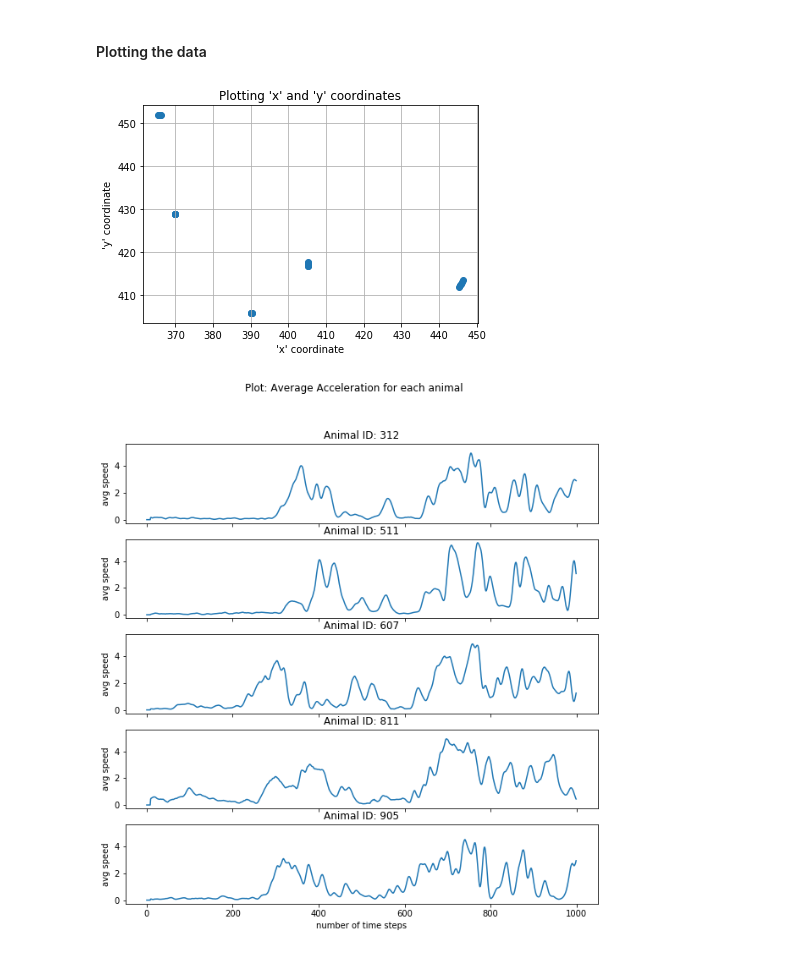
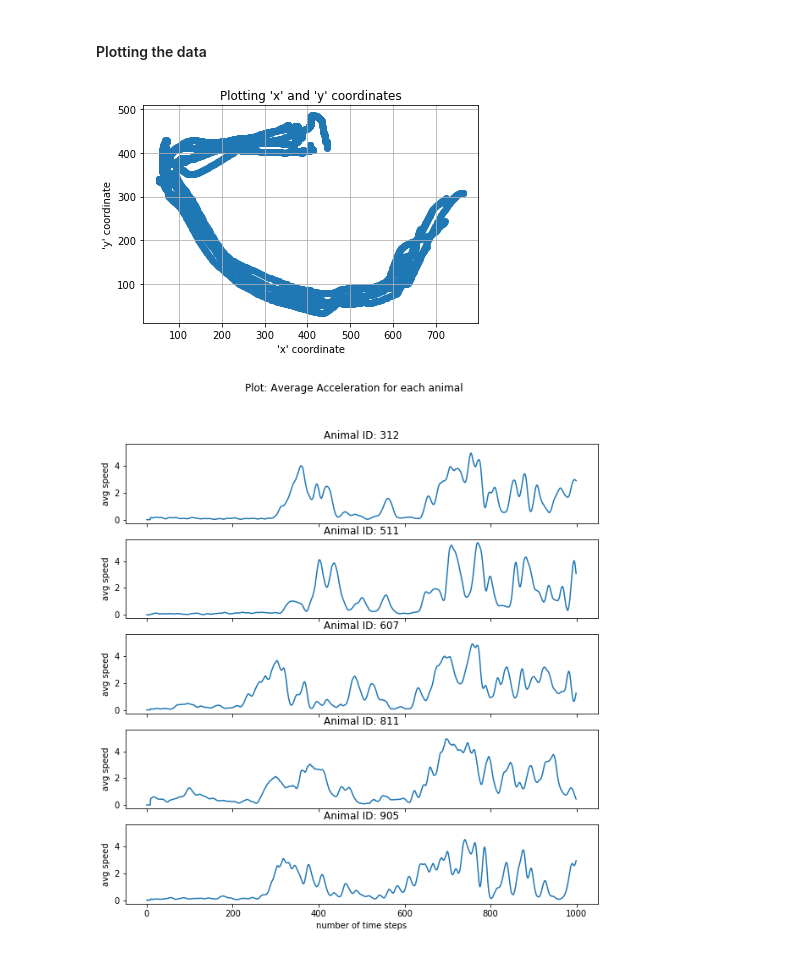
Before and after one commit to dbvis-ukon/movekit, a Jupyter notebook: examples/demo.ipynb, the cells around one changed output. Cells and saved outputs as stored; diff of their text form; code cells hidden in the pictures.

```diff
--- a/examples/demo.ipynb
+++ b/examples/demo.ipynb
@@ -212,9 +146,9 @@ res.head(10)
 #### Plotting the data
 # %%
 # plot movement
-mkit.plot_movement(data, frm=0, to = 5)
+mkit.plot_movement(data, frm=0, to = 1000)
 # %% [output]
-[figure, old version]
+[figure, new version]
 # %%
 plot_pace(data_features, "speed")
 # %% [output]
```
Also changed, not shown: parts of 10 cells of this notebook, 4 other files.
